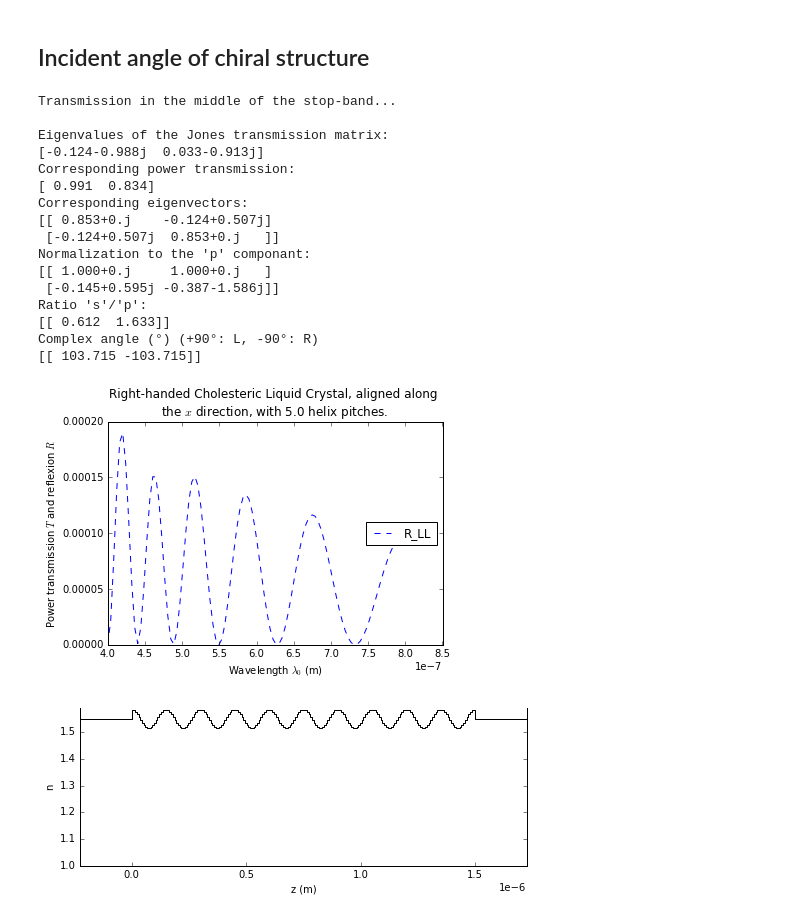
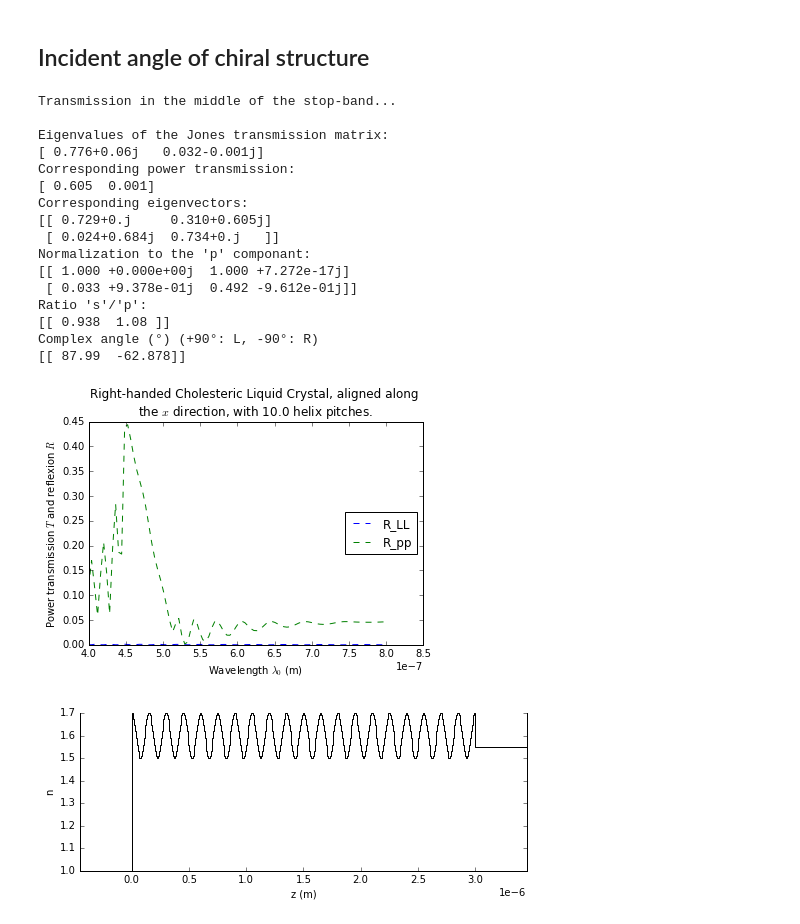
Before and after one commit to herbzhao/PhD-Python, a Jupyter notebook: model the light/Berreman4x4-master/examples/Angle of incidence.ipynb, the cells around one changed output. Saved outputs shown, nothing was run; the diff lists cells and outputs as text; code cells hidden in the pictures.

```diff
--- a/model the light/Berreman4x4-master/examples/Angle of incidence.ipynb
+++ b/model the light/Berreman4x4-master/examples/Angle of incidence.ipynb
@@ -90,10 +90,12 @@ import matplotlib.pyplot as pyplot
 
 # Materials
 glass = Berreman4x4.IsotropicNonDispersiveMaterial(1.55)
-front = back = Berreman4x4.IsotropicHalfSpace(glass)
+air = Berreman4x4.IsotropicNonDispersiveMaterial(1.0)
+front = Berreman4x4.IsotropicHalfSpace(air)
+back = Berreman4x4.IsotropicHalfSpace(glass)
 
 # Liquid crystal oriented along the x direction
-(no, ne) = (1.515, 1.585)
+(no, ne) = (1.5, 1.7)
 Dn = ne-no
 n_med = (ne + no)/2
 LC = Berreman4x4.UniaxialNonDispersiveMaterial(no, ne)  # ne along z
@@ -106,13 +108,13 @@ TN = Berreman4x4.TwistedMaterial(LC, p/2, angle=+pi, div=20)
 
 # Inhomogeneous layer, repeated layer, and structure
 IL = Berreman4x4.InhomogeneousLayer(TN)
-N = 10      # number half pitch repetitions
+N = 20      # number half pitch repetitions
 h = N * p/2
 L = Berreman4x4.RepeatedLayers([IL], N)
 s = Berreman4x4.Structure(front, [L], back)
 
 # Normal incidence:
-Kx = 0.5
+Kx = 0
 
 # Calculation parameters
 lbda_min, lbda_max = 0.4e-6, 0.8e-6   # (m)
@@ -186,41 +188,41 @@ R_pp = data.get('R_pp')
 
 ############################################################################
 # Plotting
 fig = pyplot.figure()
 ax = fig.add_subplot("111")
 
 # ax.plot(lbda_list, R_RR, '--', label='R_RR')
 ax.plot(lbda_list, R_LL, '--', label='R_LL')
-#ax.plot(lbda_list, R_pp, '--', label='R_pp')
+ax.plot(lbda_list, R_pp, '--', label='R_pp')
 
 
 ax.legend(loc='center right', bbox_to_anchor=(1.00, 0.50))
 
 ax.set_title("Right-handed Cholesteric Liquid Crystal, aligned along \n" +
              "the $x$ direction, with {:.1f} helix pitches.".format(N/2.))
 ax.set_xlabel(r"Wavelength $\lambda_0$ (m)")
 ax.set_ylabel(r"Power transmission $T$ and reflexion $R$")
 fmt = ax.xaxis.get_major_formatter()
 fmt.set_powerlimits((-3,3))
 
 stack = s.drawStructure()
 pyplot.show()
 # %% [output]
 Transmission in the middle of the stop-band...
 
 Eigenvalues of the Jones transmission matrix:
-[-0.124-0.988j  0.033-0.913j]
+[ 0.776+0.06j   0.032-0.001j]
 Corresponding power transmission:
-[ 0.991  0.834]
+[ 0.605  0.001]
 Corresponding eigenvectors:
-[[ 0.853+0.j    -0.124+0.507j]
- [-0.124+0.507j  0.853+0.j   ]]
+[[ 0.729+0.j     0.310+0.605j]
+ [ 0.024+0.684j  0.734+0.j   ]]
 Normalization to the 'p' componant:
-[[ 1.000+0.j     1.000+0.j   ]
- [-0.145+0.595j -0.387-1.586j]]
+[[ 1.000 +0.000e+00j  1.000 +7.272e-17j]
+ [ 0.033 +9.378e-01j  0.492 -9.612e-01j]]
 Ratio 's'/'p':
-[[ 0.612  1.633]]
+[[ 0.938  1.08 ]]
 Complex angle (°) (+90°: L, -90°: R)
-[[ 103.715 -103.715]]
+[[ 87.99  -62.878]]
-[figure, old version]
+[figure, new version]
-[figure, old version]
+[figure, new version]
```
Also changed, not shown: parts of 1 cell of this notebook, 3 other files.
